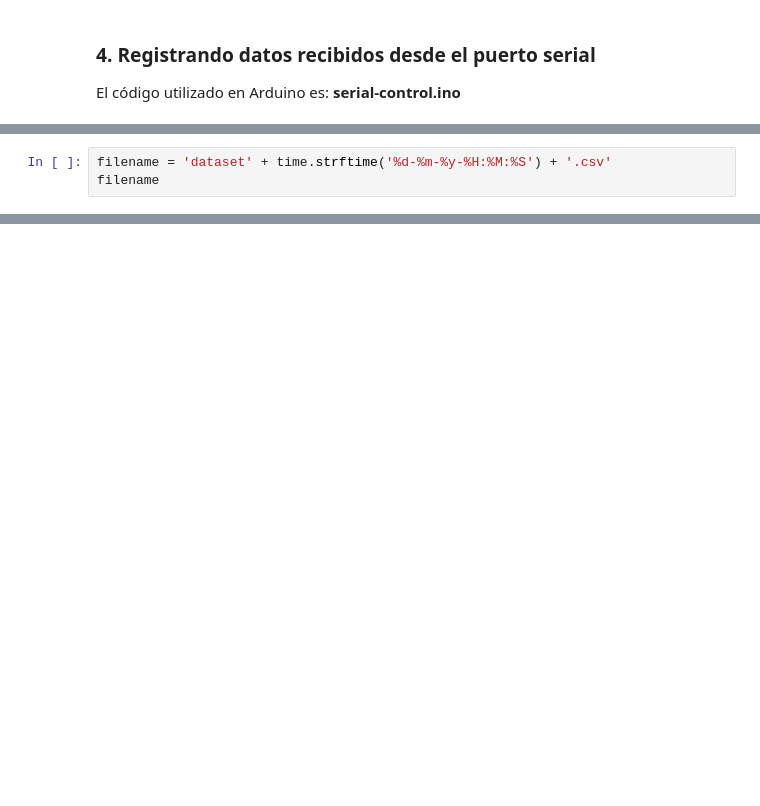
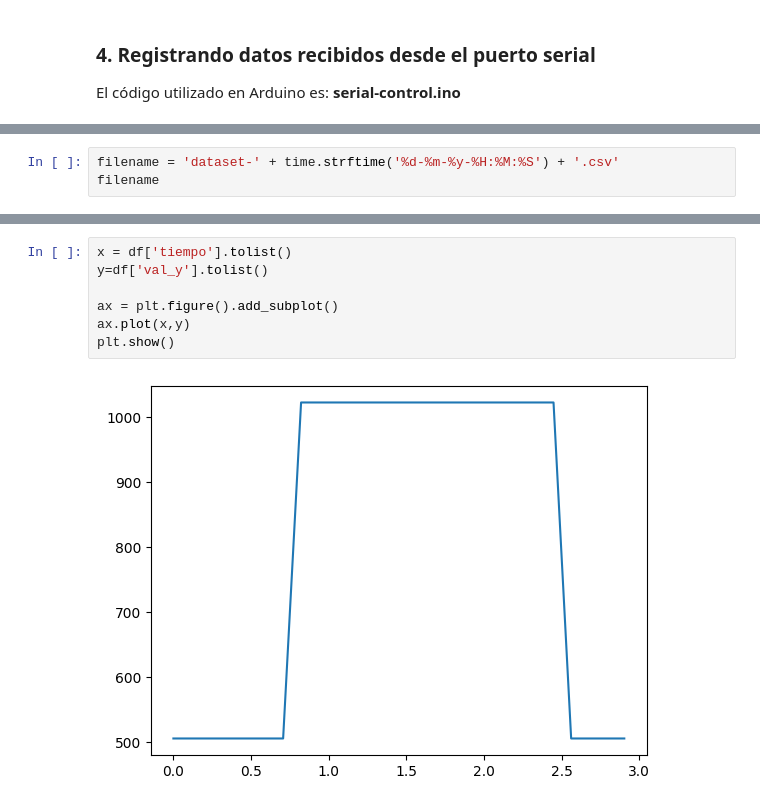
Before and after one commit to nico-marcell/serial-comm, a Jupyter notebook: serial-comm.ipynb, the cells around one changed output, grey strips where cells are left out. Drawn from its saved outputs; the diff is of its cells as text; blank space fills up the shorter version.

```diff
--- a/serial-comm.ipynb
+++ b/serial-comm.ipynb
@@ -182,4 +230,4 @@ print('el puerto se ha cerrado correctamente')
 # %%
-filename = 'dataset' + time.strftime('%d-%m-%y-%H:%M:%S') + '.csv'
+filename = 'dataset-' + time.strftime('%d-%m-%y-%H:%M:%S') + '.csv'
 filename
 # %% [output]
@@ -197,0 +266,9 @@ plt.show()
+# %%
+x = df['tiempo'].tolist()
+y=df['val_y'].tolist()
+
+ax = plt.figure().add_subplot()
+ax.plot(x,y)
+plt.show()
+# %% [output]
+[figure, added]
```
Also changed, not shown: parts of 13 cells of this notebook, 3 other files.
